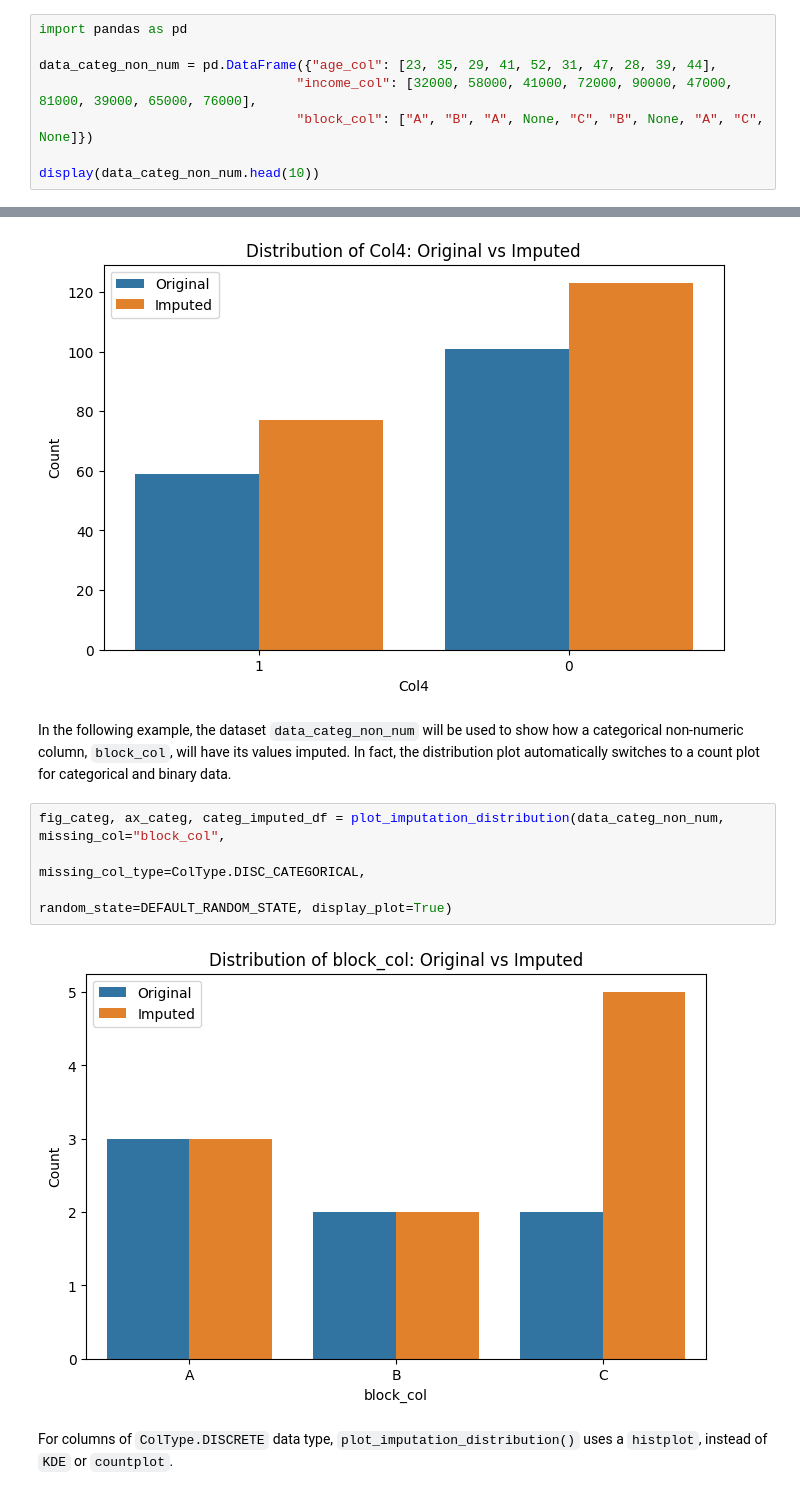
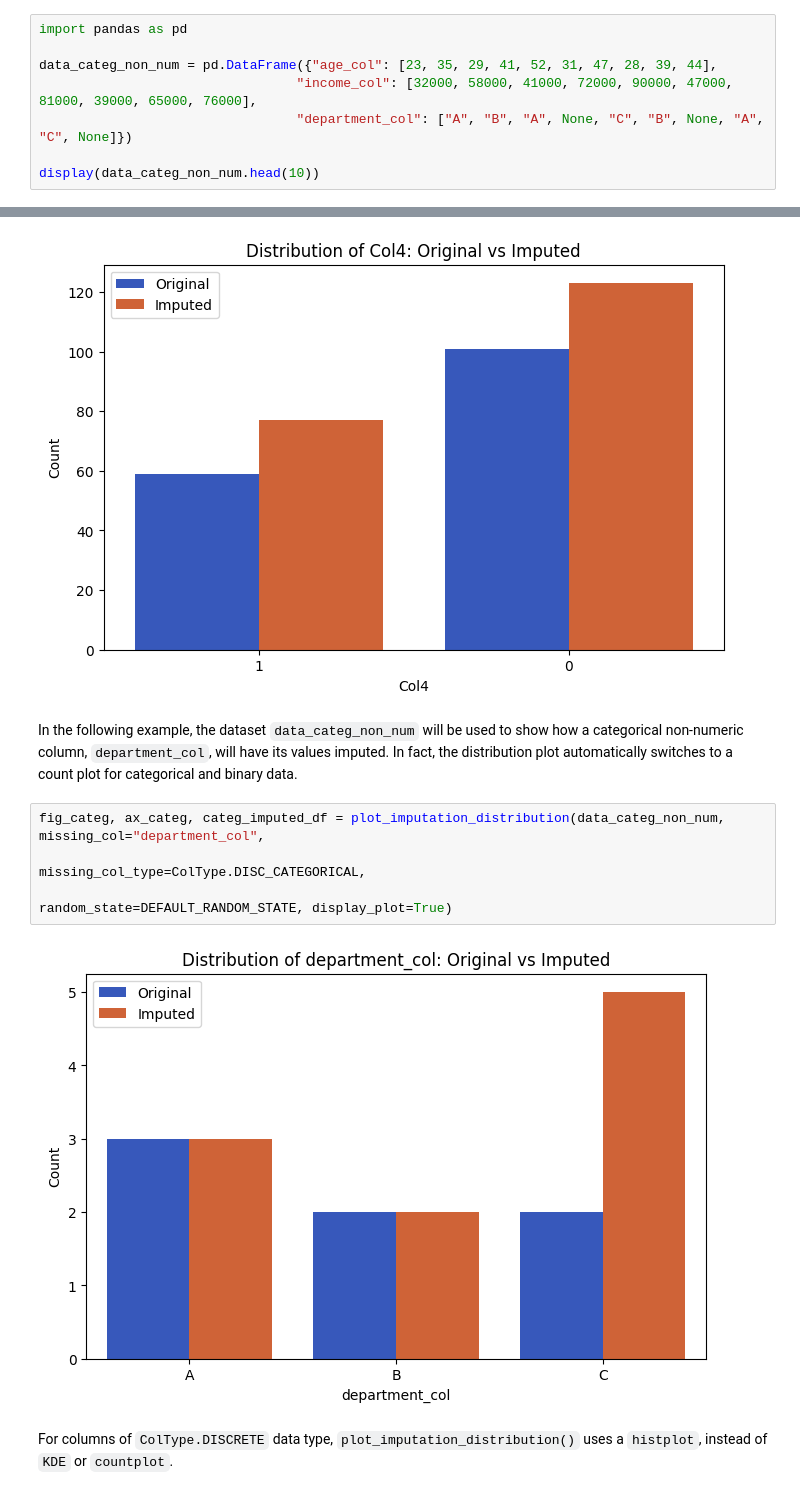
Before and after one commit to Ti-n-a/mechanism_viewer, a Jupyter notebook: examples/use_viewer_imputation.ipynb, the cells around one changed output, grey strips where cells are left out. Drawn from its saved outputs; the diff is of its cells as text.

Commit message:
Added tests, changed plot colors, and fixed generation bug

```diff
--- a/examples/use_viewer_imputation.ipynb
+++ b/examples/use_viewer_imputation.ipynb
@@ -34,7 +34,7 @@ import pandas as pd
 
 data_categ_non_num = pd.DataFrame({"age_col": [23, 35, 29, 41, 52, 31, 47, 28, 39, 44],
                                  "income_col": [32000, 58000, 41000, 72000, 90000, 47000, 81000, 39000, 65000, 76000],
-                                 "block_col": ["A", "B", "A", None, "C", "B", None, "A", "C", None]})
+                                 "department_col": ["A", "B", "A", None, "C", "B", None, "A", "C", None]})
 
 display(data_categ_non_num.head(10))
 # %% [output]
@@ -118,13 +118,13 @@ fig_dist, ax_dist, imputed_df = plot_imputation_distribution(data, missing_col="
 # %% [output]
 [figure]
 # %% [markdown]
-In the following example, the dataset `data_categ_non_num` will be used to show how a categorical non-numeric column, `block_col`, will have its values imputed. In fact, the distribution plot automatically switches to a count plot for categorical and binary data.
+In the following example, the dataset `data_categ_non_num` will be used to show how a categorical non-numeric column, `department_col`, will have its values imputed. In fact, the distribution plot automatically switches to a count plot for categorical and binary data.
 # %%
-fig_categ, ax_categ, categ_imputed_df = plot_imputation_distribution(data_categ_non_num, missing_col="block_col",
+fig_categ, ax_categ, categ_imputed_df = plot_imputation_distribution(data_categ_non_num, missing_col="department_col",
                                                                          missing_col_type=ColType.DISC_CATEGORICAL,
                                                                          random_state=DEFAULT_RANDOM_STATE, display_plot=True)
 # %% [output]
-[figure, old version]
+[figure, new version]
 # %% [markdown]
 For columns of `ColType.DISCRETE` data type, `plot_imputation_distribution()` uses a `histplot`, instead of `KDE` or `countplot`.
 # %%
```
Also changed, not shown: parts of 2 cells of this notebook, 15 other files.
